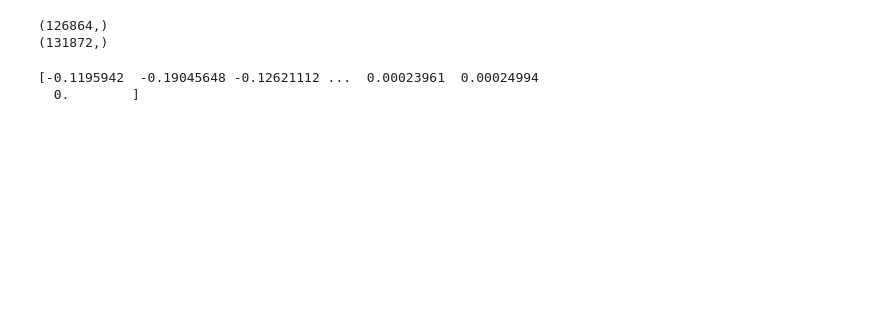
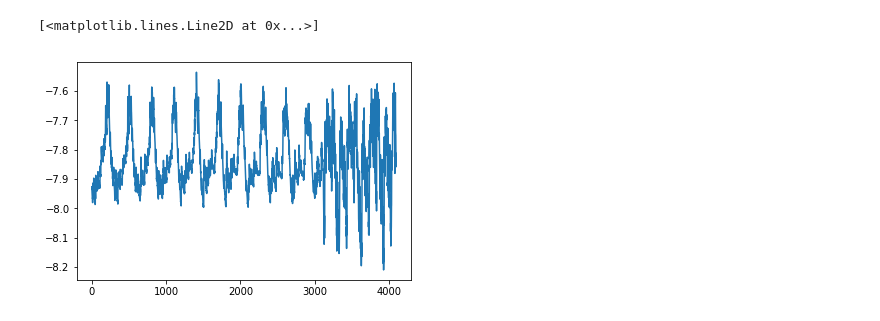
Before and after one commit to SreeHarshaNelaturu/Sound_Signalling, a Jupyter notebook: creative_interrupts/Overlay.ipynb, the cells around one changed output. Cells and saved outputs as stored; diff of their text form; code cells hidden in the pictures; blank space fills up the shorter version.

```diff
--- a/creative_interrupts/Overlay.ipynb
+++ b/creative_interrupts/Overlay.ipynb
@@ -9,13 +9,0 @@ import math
-# %%
-def overlay(wavfile)
-# %% [output]
-(126864,)
-(131872,)
-# %%
-y_new = np.append(y, y)
-# %%
-y_overlay = y[30000:]*2
-print(y_overlay)
-# %% [output]
-[-0.1195942  -0.19045648 -0.12621112 ...  0.00023961  0.00024994
-  0.        ]
@@ -27,0 +10,23 @@ librosa.output.write_wav("overlaid.wav", y_echo, sr)
+# %%
+def overlay():
+    wavefile = "5_second_song-youtube-Mj2XPAXlaI8-251.wav"
+    y, sr = librosa.load(wavefile)
+    onset = onset = librosa.onset.onset_detect(y=y, sr=sr, units="samples")
+    beats = librosa.beat.beat_track(y=y, sr=sr)
+    idx = (np.abs(onset - beats[0])).argmin()
+    start_idx = int(onset[idx])
+    end_idx = int(onset[idx+1])
+    count = 0
+    y_new = []
+    for i in range (int(start_idx),int(end_idx)):
+        y_new.append(y[i])
+    new = np.true_divide(y_new, 2.5)
+    for i in range (int(start_idx), int(end_idx)):
+        for j in range(len(new)):
+            y[i] += new[j]
+    return y, new
+# %%
+plt.plot(overlay()[0][1536:5632])
+# %% [output]
+[<matplotlib.lines.Line2D at 0x...>]
+[figure, added]
```
Also changed, not shown: parts of 5 cells of this notebook, 1 other file.
